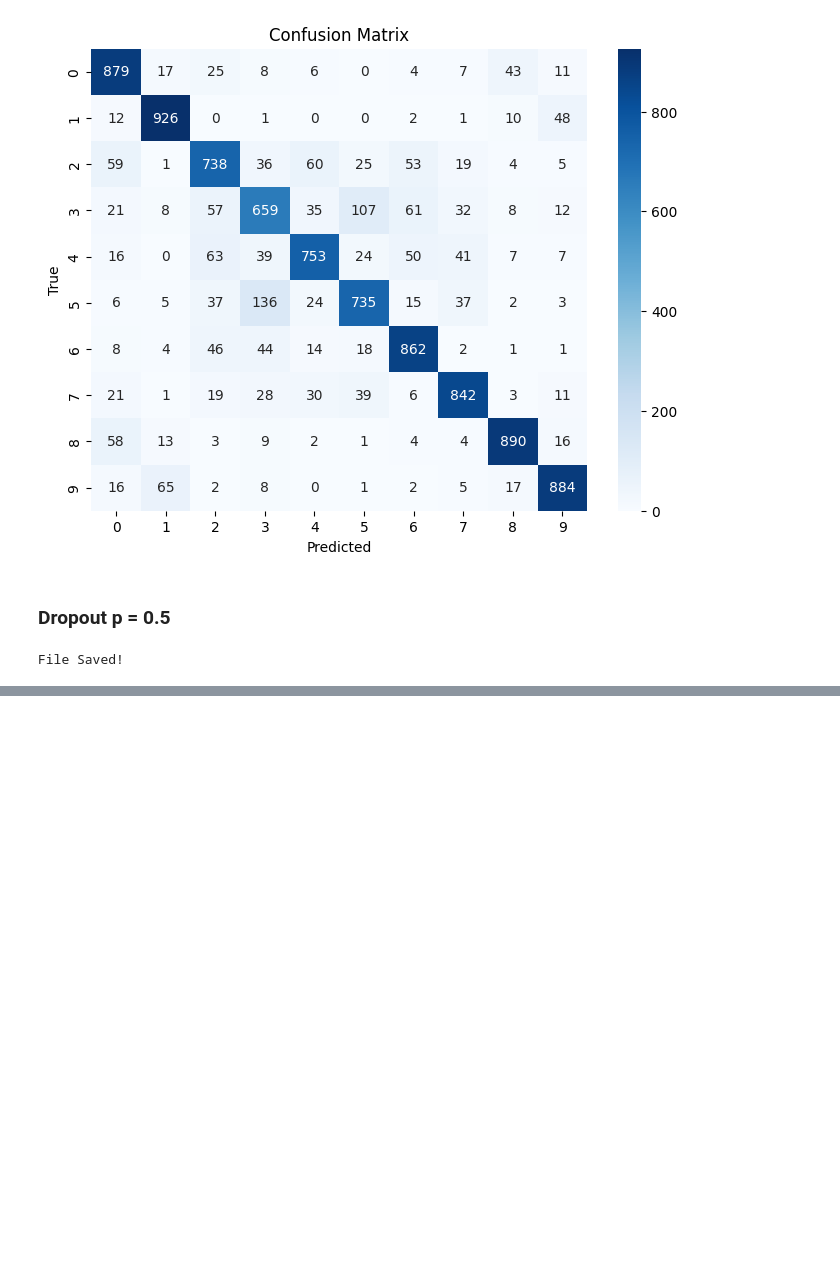
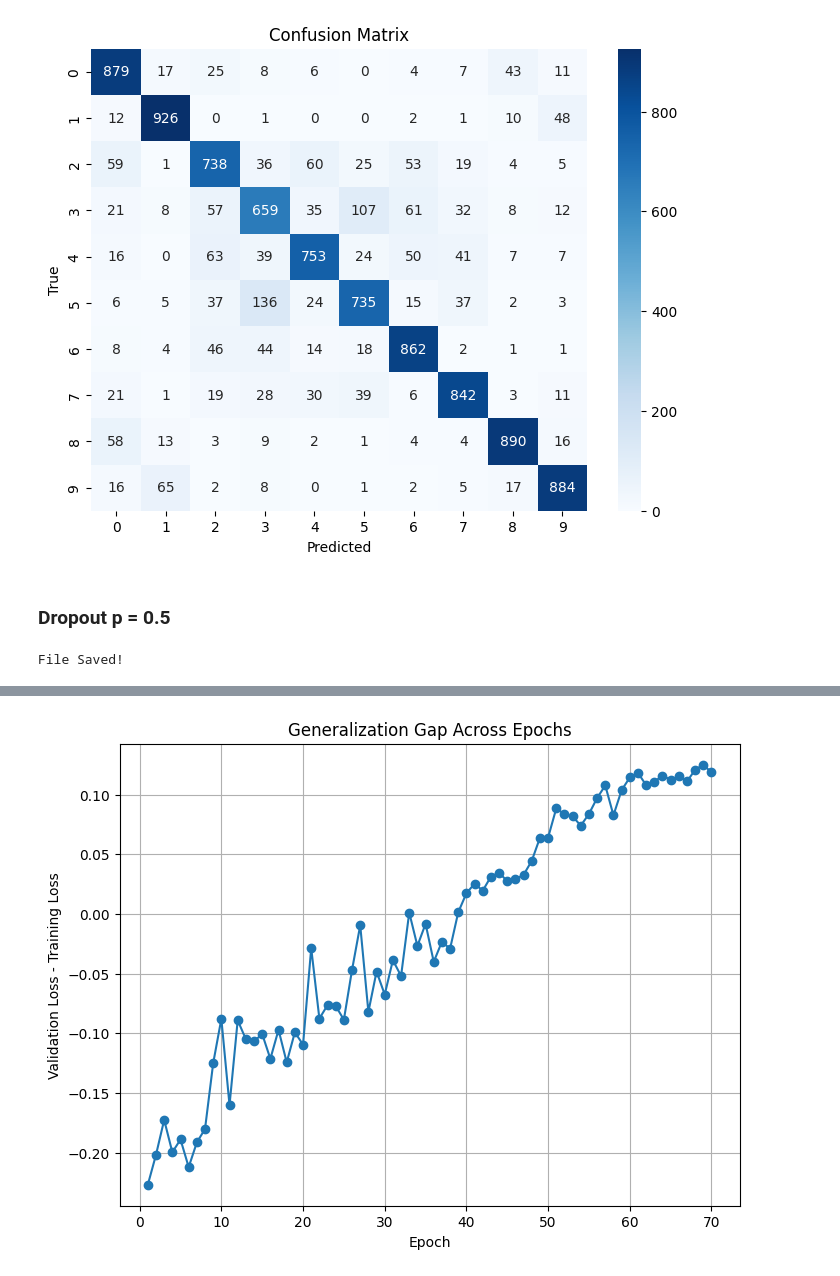
Before and after one commit to fw7th/regularization-ml, a Jupyter notebook: notebooks/02_fc_dropout.ipynb, the cells around one changed output, grey strips where cells are left out. Cells and saved outputs as stored; diff of their text form; code cells hidden in the pictures; blank space fills up the shorter version.

```diff
--- a/notebooks/02_fc_dropout.ipynb
+++ b/notebooks/02_fc_dropout.ipynb
@@ -181,0 +227,4 @@ File Saved!
+# %%
+genError(visuals_folder5, train_losses_fc5, val_losses_fc5)
+# %% [output]
+[figure, added]
```
Also changed, not shown: parts of 14 cells of this notebook, 5 other files.
